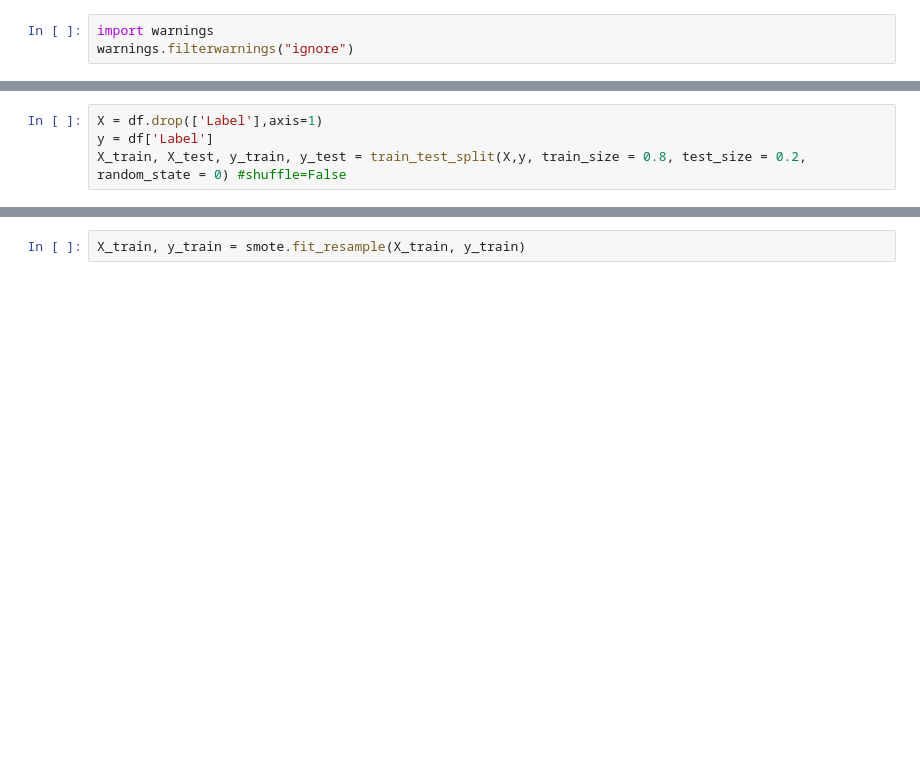
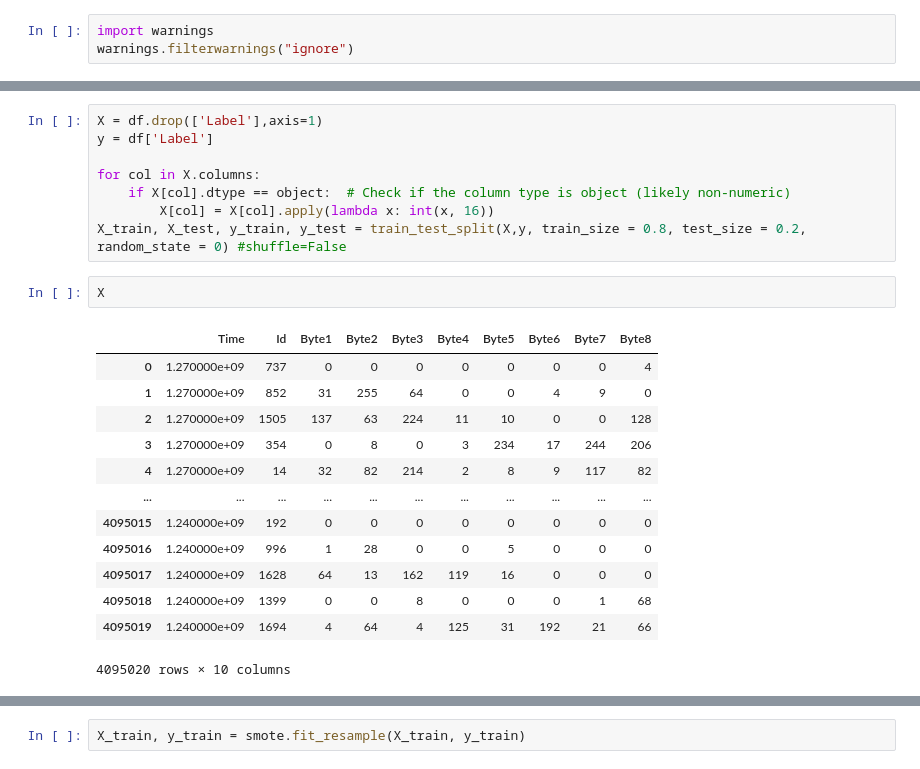
Before and after one commit to bronte999/CSC429_LCCDE, a Jupyter notebook: CSC429_LCCDE.ipynb, the cells around one changed output, grey strips where cells are left out. Drawn from its saved outputs; the diff is of its cells as text; blank space fills up the shorter version.

```diff
--- a/CSC429_LCCDE.ipynb
+++ b/CSC429_LCCDE.ipynb
@@ -69,7 +87,27 @@ Name: count, dtype: int64
 # %%
 X = df.drop(['Label'],axis=1)
 y = df['Label']
+
+for col in X.columns:
+    if X[col].dtype == object:  # Check if the column type is object (likely non-numeric)
+        X[col] = X[col].apply(lambda x: int(x, 16))
 X_train, X_test, y_train, y_test = train_test_split(X,y, train_size = 0.8, test_size = 0.2, random_state = 0) #shuffle=False
+# %%
+X
+# %% [output]
+|  | Time | Id | Byte1 | Byte2 | Byte3 | Byte4 | Byte5 | Byte6 | Byte7 | Byte8 |
+| 0 | 1.270000e+09 | 737 | 0 | 0 | 0 | 0 | 0 | 0 | 0 | 4 |
+| 1 | 1.270000e+09 | 852 | 31 | 255 | 64 | 0 | 0 | 4 | 9 | 0 |
+| 2 | 1.270000e+09 | 1505 | 137 | 63 | 224 | 11 | 10 | 0 | 0 | 128 |
+| 3 | 1.270000e+09 | 354 | 0 | 8 | 0 | 3 | 234 | 17 | 244 | 206 |
+| 4 | 1.270000e+09 | 14 | 32 | 82 | 214 | 2 | 8 | 9 | 117 | 82 |
+| ... | ... | ... | ... | ... | ... | ... | ... | ... | ... | ... |
+| 4095015 | 1.240000e+09 | 192 | 0 | 0 | 0 | 0 | 0 | 0 | 0 | 0 |
+| 4095016 | 1.240000e+09 | 996 | 1 | 28 | 0 | 0 | 5 | 0 | 0 | 0 |
+| 4095017 | 1.240000e+09 | 1628 | 64 | 13 | 162 | 119 | 16 | 0 | 0 | 0 |
+| 4095018 | 1.240000e+09 | 1399 | 0 | 0 | 8 | 0 | 0 | 0 | 1 | 68 |
+| 4095019 | 1.240000e+09 | 1694 | 4 | 64 | 4 | 125 | 31 | 192 | 21 | 66 |
+4095020 rows × 10 columns
 # %%
 pd.Series(y_train).value_counts()
 # %% [output]
```
Also changed, not shown: parts of 17 cells of this notebook.
